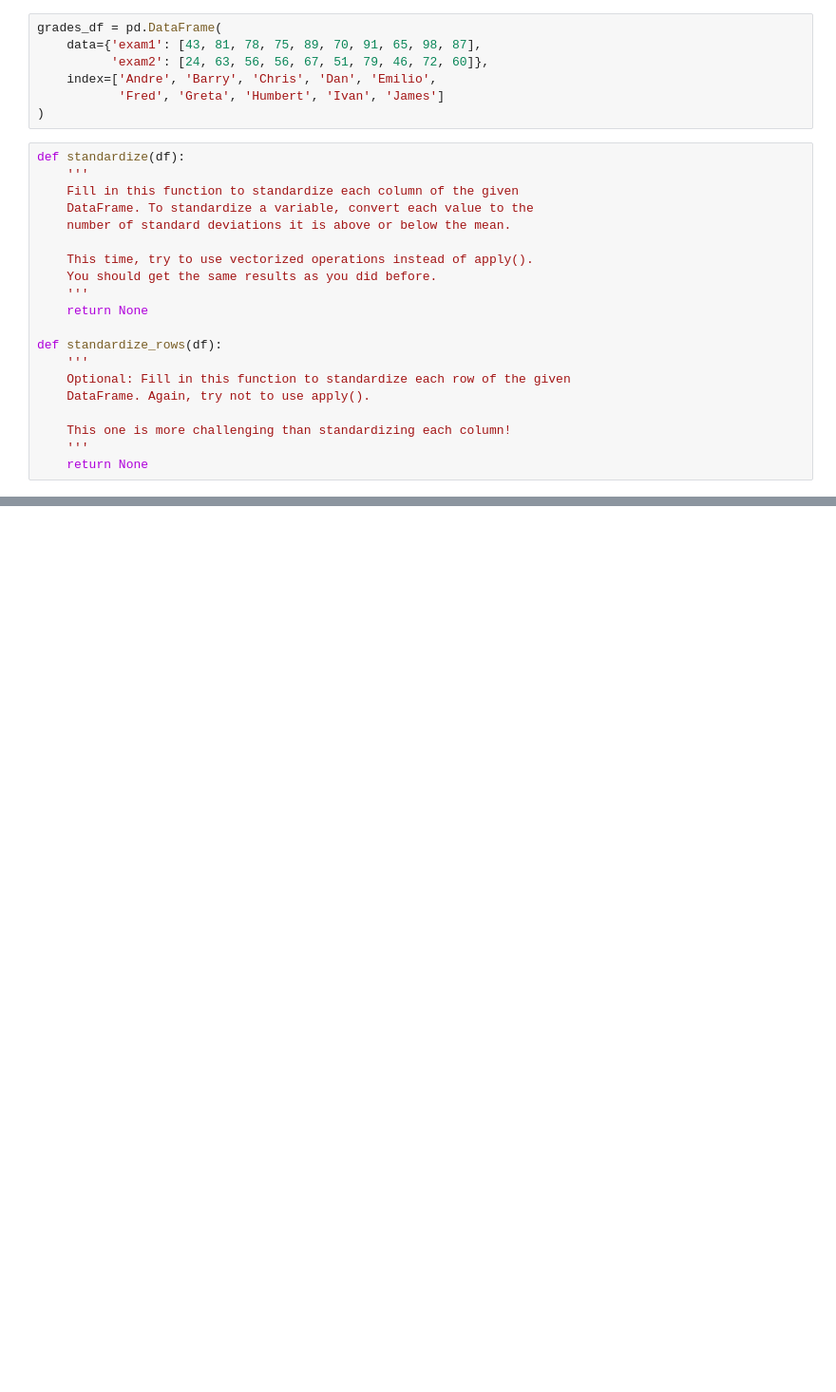
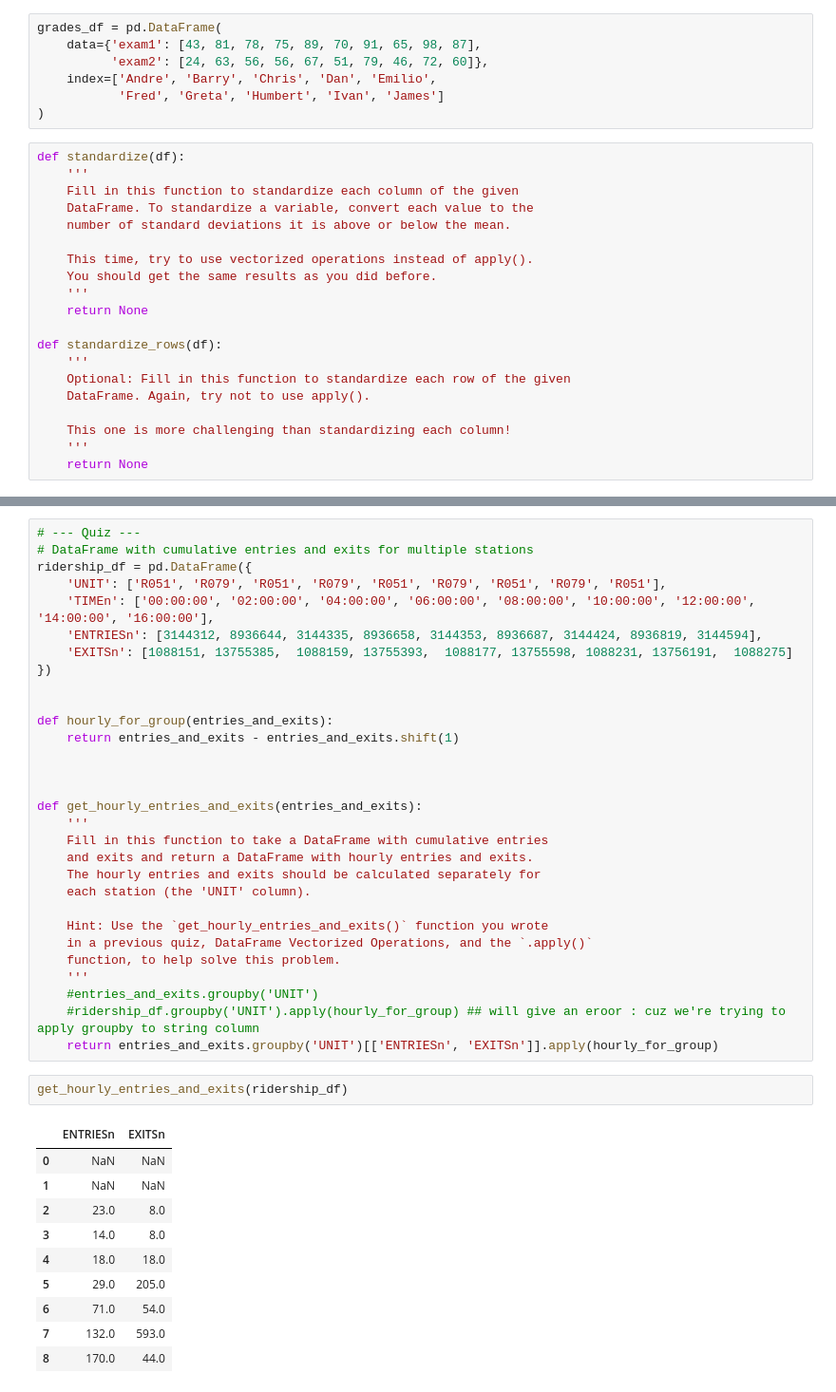
Before and after one commit to mataralhawiti/Online_Courses, a Jupyter notebook: Udacity-ND/P02_Investigate_A_Dataset/Lessons/L03_NumPy_And_Pandas_For_2D_Data/L03_NumPy_And_Pandas_For_2D_Data.ipynb, the cells around one changed output, grey strips where cells are left out. Shown: that part at 95% size. Saved outputs shown, nothing was run; the diff lists cells and outputs as text; blank space fills up the shorter version.

```diff
--- a/Udacity-ND/P02_Investigate_A_Dataset/Lessons/L03_NumPy_And_Pandas_For_2D_Data/L03_NumPy_And_Pandas_For_2D_Data.ipynb
+++ b/Udacity-ND/P02_Investigate_A_Dataset/Lessons/L03_NumPy_And_Pandas_For_2D_Data/L03_NumPy_And_Pandas_For_2D_Data.ipynb
@@ -942,0 +1081,43 @@ def standardize_rows(df):
+# %%
+# --- Quiz ---
+# DataFrame with cumulative entries and exits for multiple stations
+ridership_df = pd.DataFrame({
+    'UNIT': ['R051', 'R079', 'R051', 'R079', 'R051', 'R079', 'R051', 'R079', 'R051'],
+    'TIMEn': ['00:00:00', '02:00:00', '04:00:00', '06:00:00', '08:00:00', '10:00:00', '12:00:00', '14:00:00', '16:00:00'],
+    'ENTRIESn': [3144312, 8936644, 3144335, 8936658, 3144353, 8936687, 3144424, 8936819, 3144594],
+    'EXITSn': [1088151, 13755385,  1088159, 13755393,  1088177, 13755598, 1088231, 13756191,  1088275]
+})
+
+
+def hourly_for_group(entries_and_exits):
+	return entries_and_exits - entries_and_exits.shift(1)
+
+
+
+def get_hourly_entries_and_exits(entries_and_exits):
+    '''
+    Fill in this function to take a DataFrame with cumulative entries
+    and exits and return a DataFrame with hourly entries and exits.
+    The hourly entries and exits should be calculated separately for
+    each station (the 'UNIT' column).
+
+    Hint: Use the `get_hourly_entries_and_exits()` function you wrote
+    in a previous quiz, DataFrame Vectorized Operations, and the `.apply()`
+    function, to help solve this problem.
+    '''
+    #entries_and_exits.groupby('UNIT')
+    #ridership_df.groupby('UNIT').apply(hourly_for_group) ## will give an eroor : cuz we're trying to apply groupby to string column
+    return entries_and_exits.groupby('UNIT')[['ENTRIESn', 'EXITSn']].apply(hourly_for_group)
+# %%
+get_hourly_entries_and_exits(ridership_df)
+# %% [output]
+|  | ENTRIESn | EXITSn |
+| 0 | NaN | NaN |
+| 1 | NaN | NaN |
+| 2 | 23.0 | 8.0 |
+| 3 | 14.0 | 8.0 |
+| 4 | 18.0 | 18.0 |
+| 5 | 29.0 | 205.0 |
+| 6 | 71.0 | 54.0 |
+| 7 | 132.0 | 593.0 |
+| 8 | 170.0 | 44.0 |
```
Also changed, not shown: parts of 15 cells of this notebook, 4 other files.
